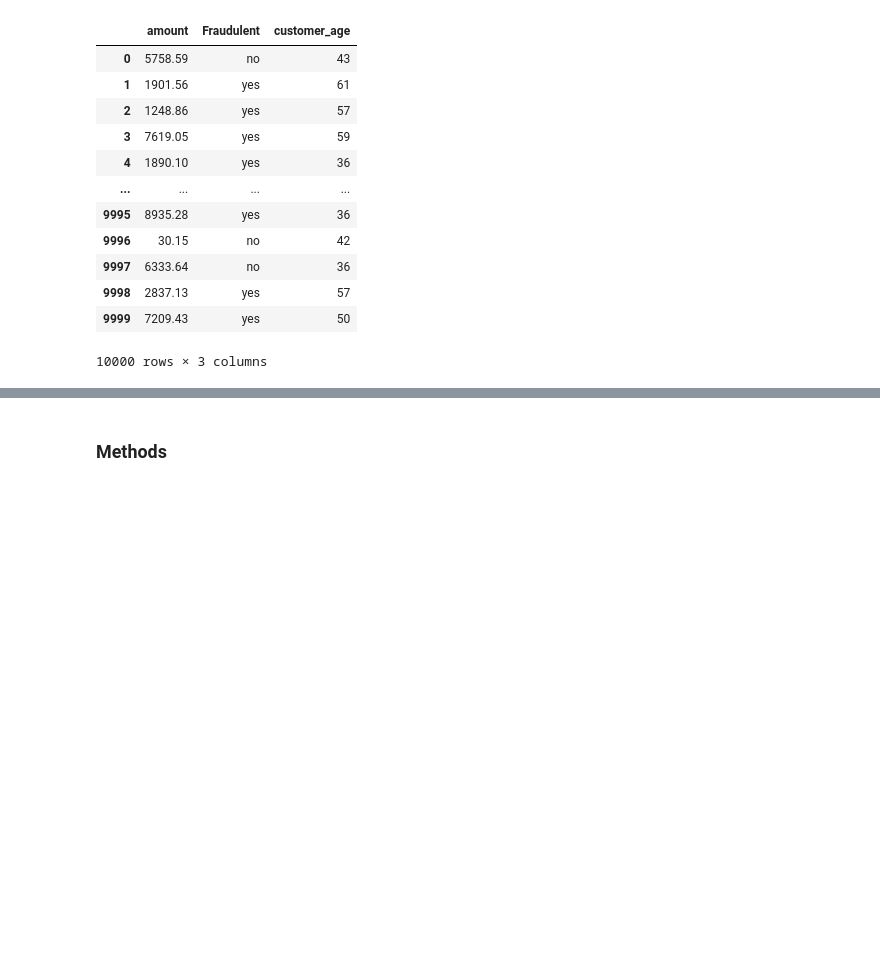
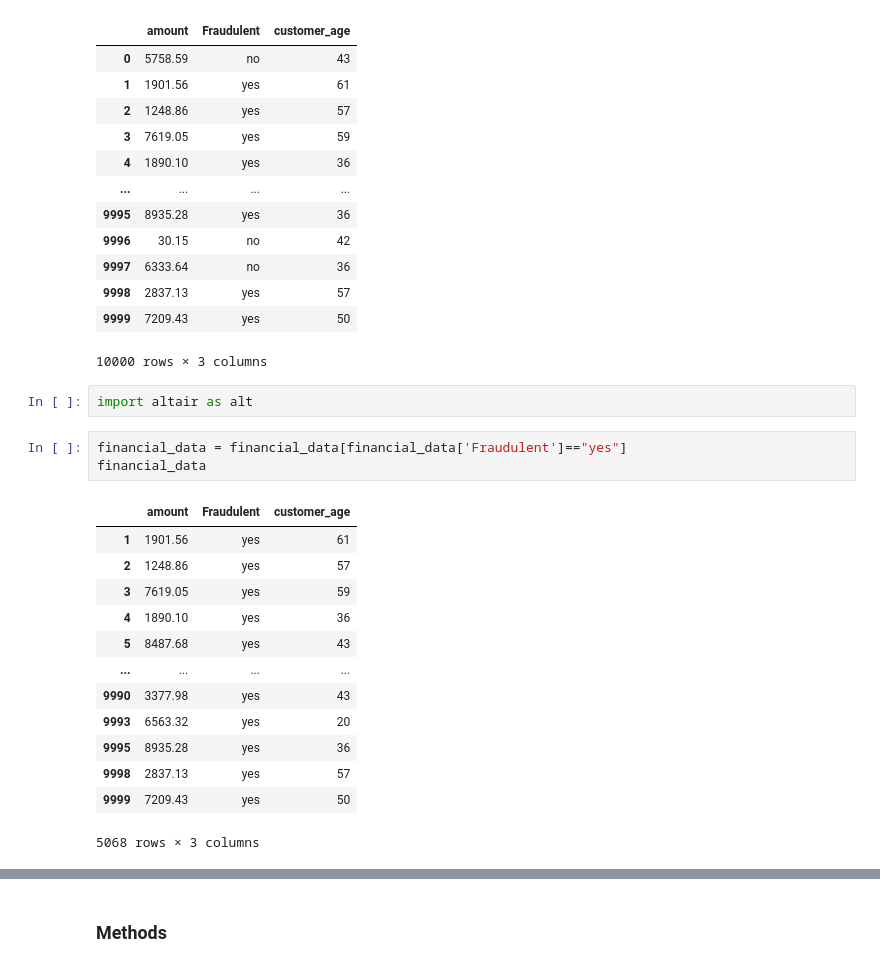
Before and after one commit to Rehnoor/Tennis_Handedness, a Jupyter notebook: Documents/project_proposal.ipynb, the cells around one changed output, grey strips where cells are left out. Saved outputs shown, nothing was run; the diff lists cells and outputs as text; blank space fills up the shorter version.

```diff
--- a/Documents/project_proposal.ipynb
+++ b/Documents/project_proposal.ipynb
@@ -74,3 +75,22 @@ financial_data
 | 9998 | 2837.13 | yes | 57 |
 | 9999 | 7209.43 | yes | 50 |
 10000 rows × 3 columns
+# %%
+import altair as alt
+# %%
+financial_data = financial_data[financial_data['Fraudulent']=="yes"]
+financial_data
+# %% [output]
+|  | amount | Fraudulent | customer_age |
+| 1 | 1901.56 | yes | 61 |
+| 2 | 1248.86 | yes | 57 |
+| 3 | 7619.05 | yes | 59 |
+| 4 | 1890.10 | yes | 36 |
+| 5 | 8487.68 | yes | 43 |
+| ... | ... | ... | ... |
+| 9990 | 3377.98 | yes | 43 |
+| 9993 | 6563.32 | yes | 20 |
+| 9995 | 8935.28 | yes | 36 |
+| 9998 | 2837.13 | yes | 57 |
+| 9999 | 7209.43 | yes | 50 |
+5068 rows × 3 columns
```
Also changed, not shown: parts of 2 cells of this notebook.
